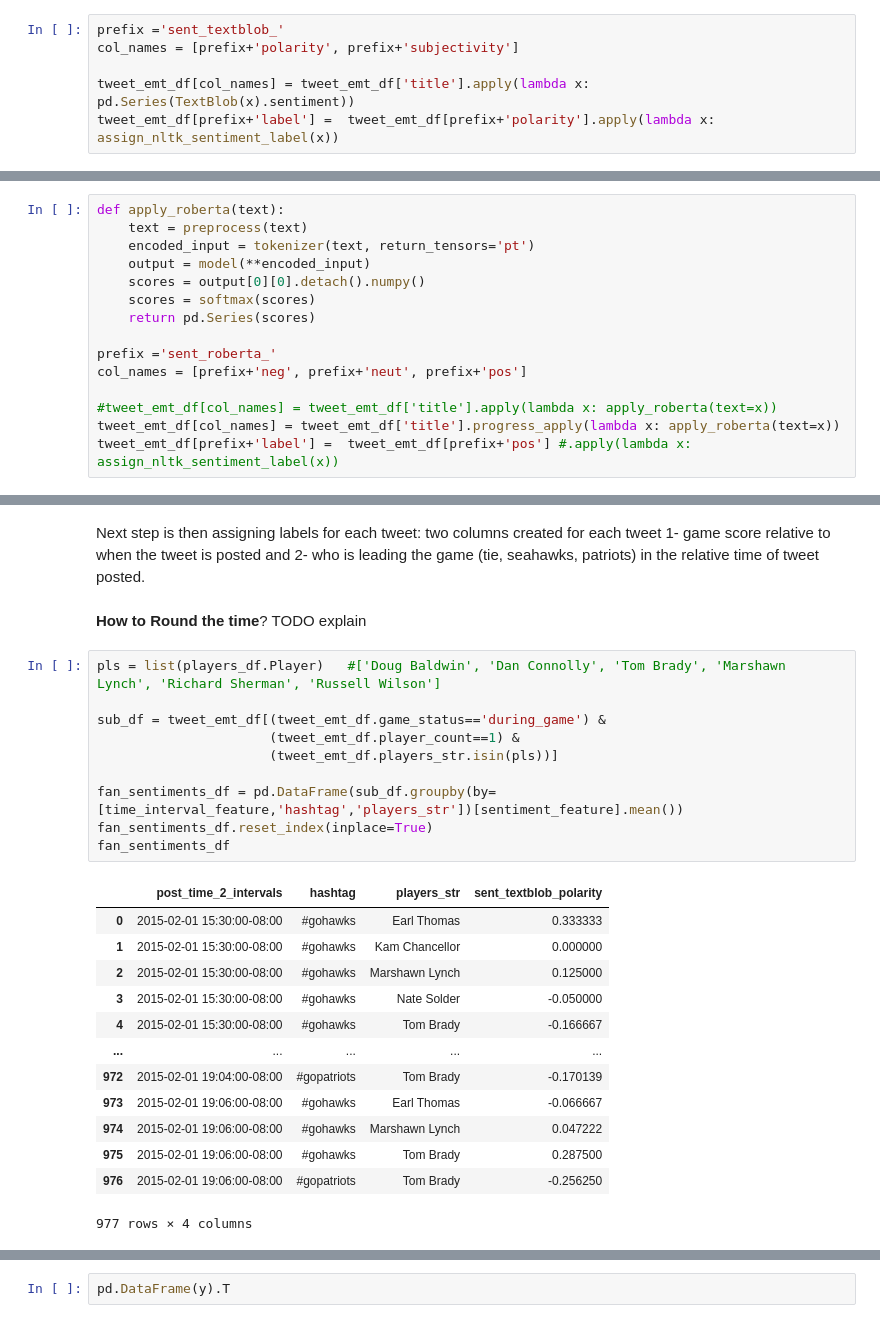
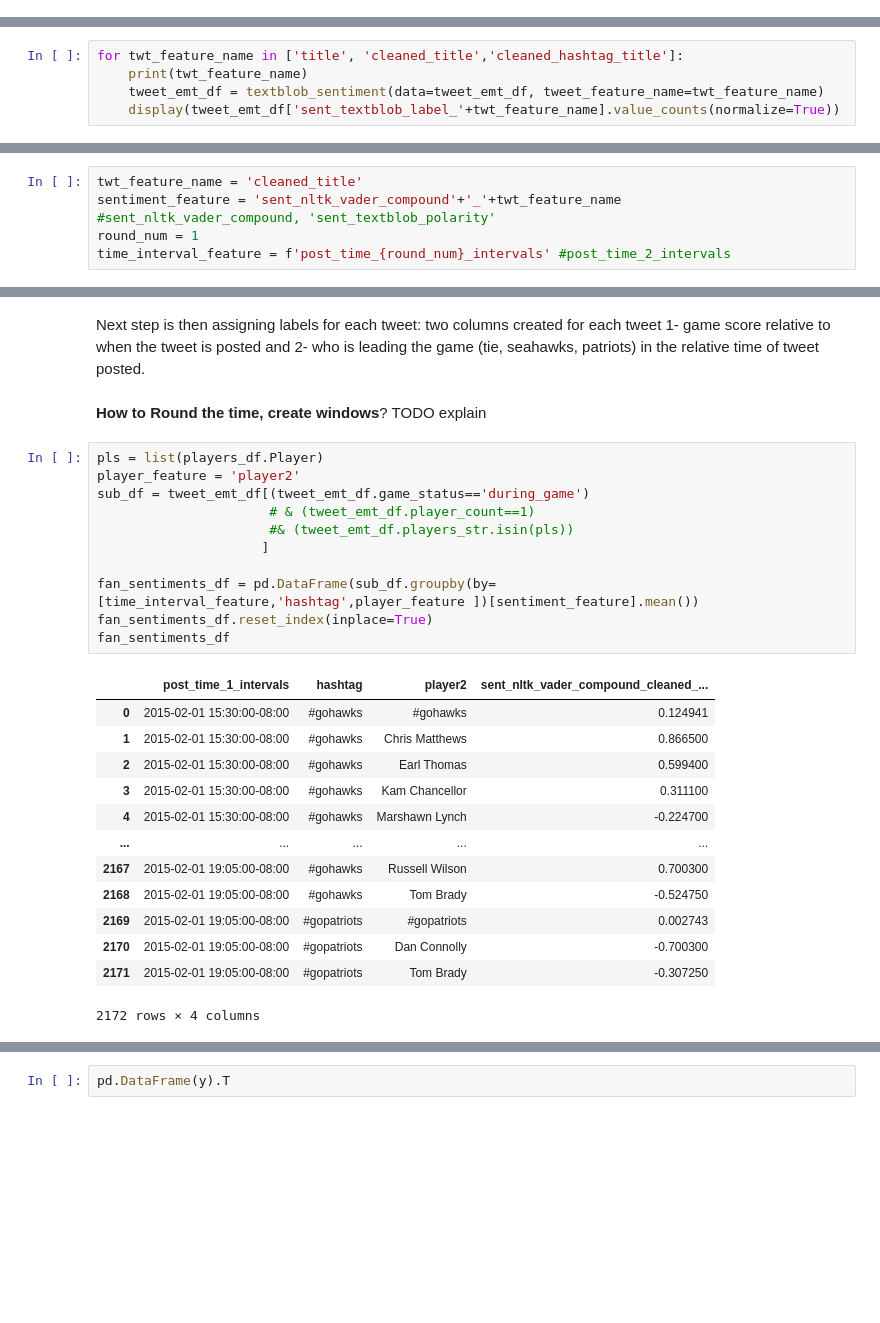
Before and after one commit to camligorkem/data-sicence-projects, a Jupyter notebook: project_4/Project_4_Part2_Twitter_Data.ipynb, the cells around one changed output, grey strips where cells are left out. Drawn from its saved outputs; the diff is of its cells as text; blank space fills up the shorter version.

```diff
--- a/project_4/Project_4_Part2_Twitter_Data.ipynb
+++ b/project_4/Project_4_Part2_Twitter_Data.ipynb
@@ -630,6 +754,0 @@ from textblob import TextBlob
-# %%
-prefix ='sent_textblob_'
-col_names = [prefix+'polarity', prefix+'subjectivity']
-
-tweet_emt_df[col_names] = tweet_emt_df['title'].apply(lambda x: pd.Series(TextBlob(x).sentiment))
-tweet_emt_df[prefix+'label'] =  tweet_emt_df[prefix+'polarity'].apply(lambda x: assign_nltk_sentiment_label(x))
@@ -639,0 +755,5 @@ time_interval_feature = f'post_time_{round_num}_intervals' #post_time_2_interval
+# %%
+for twt_feature_name in ['title', 'cleaned_title','cleaned_hashtag_title']:
+    print(twt_feature_name)
+    tweet_emt_df = textblob_sentiment(data=tweet_emt_df, tweet_feature_name=twt_feature_name)
+    display(tweet_emt_df['sent_textblob_label_'+twt_feature_name].value_counts(normalize=True))
@@ -699,15 +855,0 @@ tqdm.pandas()
-# %%
-def apply_roberta(text):
-    text = preprocess(text)
-    encoded_input = tokenizer(text, return_tensors='pt')
-    output = model(**encoded_input)
-    scores = output[0][0].detach().numpy()
-    scores = softmax(scores)
-    return pd.Series(scores)
-
-prefix ='sent_roberta_'
-col_names = [prefix+'neg', prefix+'neut', prefix+'pos']
-
-#tweet_emt_df[col_names] = tweet_emt_df['title'].apply(lambda x: apply_roberta(text=x))
-tweet_emt_df[col_names] = tweet_emt_df['title'].progress_apply(lambda x: apply_roberta(text=x))
-tweet_emt_df[prefix+'label'] =  tweet_emt_df[prefix+'pos'] #.apply(lambda x: assign_nltk_sentiment_label(x))
@@ -718,3 +860,8 @@ KeyboardInterrupt:
+# %%
+twt_feature_name = 'cleaned_title'
+sentiment_feature = 'sent_nltk_vader_compound'+'_'+twt_feature_name   #sent_nltk_vader_compound, 'sent_textblob_polarity'
+round_num = 1
+time_interval_feature = f'post_time_{round_num}_intervals' #post_time_2_intervals
 # %%
 def timeround(tm, round_val=10):
     tm += datetime.timedelta(minutes=int(round_val/2))
@@ -879,30 +1000,31 @@ display(score_time_df)
 # %% [markdown]
 Next step is then assigning labels for each tweet: two columns created for each tweet 1- game score relative to when the tweet is posted and 2- who is leading the game (tie, seahawks, patriots) in the relative time of tweet posted.
 # %% [markdown]
-__How to Round the time__?
+__How to Round the time, create windows__?
 TODO explain
 # %%
-pls = list(players_df.Player)   #['Doug Baldwin', 'Dan Connolly', 'Tom Brady', 'Marshawn Lynch', 'Richard Sherman', 'Russell Wilson']
+pls = list(players_df.Player)
+player_feature = 'player2'
+sub_df = tweet_emt_df[(tweet_emt_df.game_status=='during_game')
+                      # & (tweet_emt_df.player_count==1)
+                      #& (tweet_emt_df.players_str.isin(pls))
+                     ]
 
-sub_df = tweet_emt_df[(tweet_emt_df.game_status=='during_game') &
-                      (tweet_emt_df.player_count==1) &
-                      (tweet_emt_df.players_str.isin(pls))]
-
-fan_sentiments_df = pd.DataFrame(sub_df.groupby(by=[time_interval_feature,'hashtag','players_str'])[sentiment_feature].mean())
+fan_sentiments_df = pd.DataFrame(sub_df.groupby(by=[time_interval_feature,'hashtag',player_feature ])[sentiment_feature].mean())
 fan_sentiments_df.reset_index(inplace=True)
 fan_sentiments_df
 # %% [output]
-|  | post_time_2_intervals | hashtag | players_str | sent_textblob_polarity |
-| 0 | 2015-02-01 15:30:00-08:00 | #gohawks | Earl Thomas | 0.333333 |
-| 1 | 2015-02-01 15:30:00-08:00 | #gohawks | Kam Chancellor | 0.000000 |
-| 2 | 2015-02-01 15:30:00-08:00 | #gohawks | Marshawn Lynch | 0.125000 |
-| 3 | 2015-02-01 15:30:00-08:00 | #gohawks | Nate Solder | -0.050000 |
-| 4 | 2015-02-01 15:30:00-08:00 | #gohawks | Tom Brady | -0.166667 |
+|  | post_time_1_intervals | hashtag | player2 | sent_nltk_vader_compound_cleaned_... |
+| 0 | 2015-02-01 15:30:00-08:00 | #gohawks | #gohawks | 0.124941 |
+| 1 | 2015-02-01 15:30:00-08:00 | #gohawks | Chris Matthews | 0.866500 |
+| 2 | 2015-02-01 15:30:00-08:00 | #gohawks | Earl Thomas | 0.599400 |
+| 3 | 2015-02-01 15:30:00-08:00 | #gohawks | Kam Chancellor | 0.311100 |
+| 4 | 2015-02-01 15:30:00-08:00 | #gohawks | Marshawn Lynch | -0.224700 |
 | ... | ... | ... | ... | ... |
-| 972 | 2015-02-01 19:04:00-08:00 | #gopatriots | Tom Brady | -0.170139 |
-| 973 | 2015-02-01 19:06:00-08:00 | #gohawks | Earl Thomas | -0.066667 |
-| 974 | 2015-02-01 19:06:00-08:00 | #gohawks | Marshawn Lynch | 0.047222 |
-| 975 | 2015-02-01 19:06:00-08:00 | #gohawks | Tom Brady | 0.287500 |
-| 976 | 2015-02-01 19:06:00-08:00 | #gopatriots | Tom Brady | -0.256250 |
+| 2167 | 2015-02-01 19:05:00-08:00 | #gohawks | Russell Wilson | 0.700300 |
+| 2168 | 2015-02-01 19:05:00-08:00 | #gohawks | Tom Brady | -0.524750 |
+| 2169 | 2015-02-01 19:05:00-08:00 | #gopatriots | #gopatriots | 0.002743 |
+| 2170 | 2015-02-01 19:05:00-08:00 | #gopatriots | Dan Connolly | -0.700300 |
+| 2171 | 2015-02-01 19:05:00-08:00 | #gopatriots | Tom Brady | -0.307250 |
-977 rows × 4 columns
+2172 rows × 4 columns
 # %%
```
Also changed, not shown: parts of 150 cells of this notebook.
